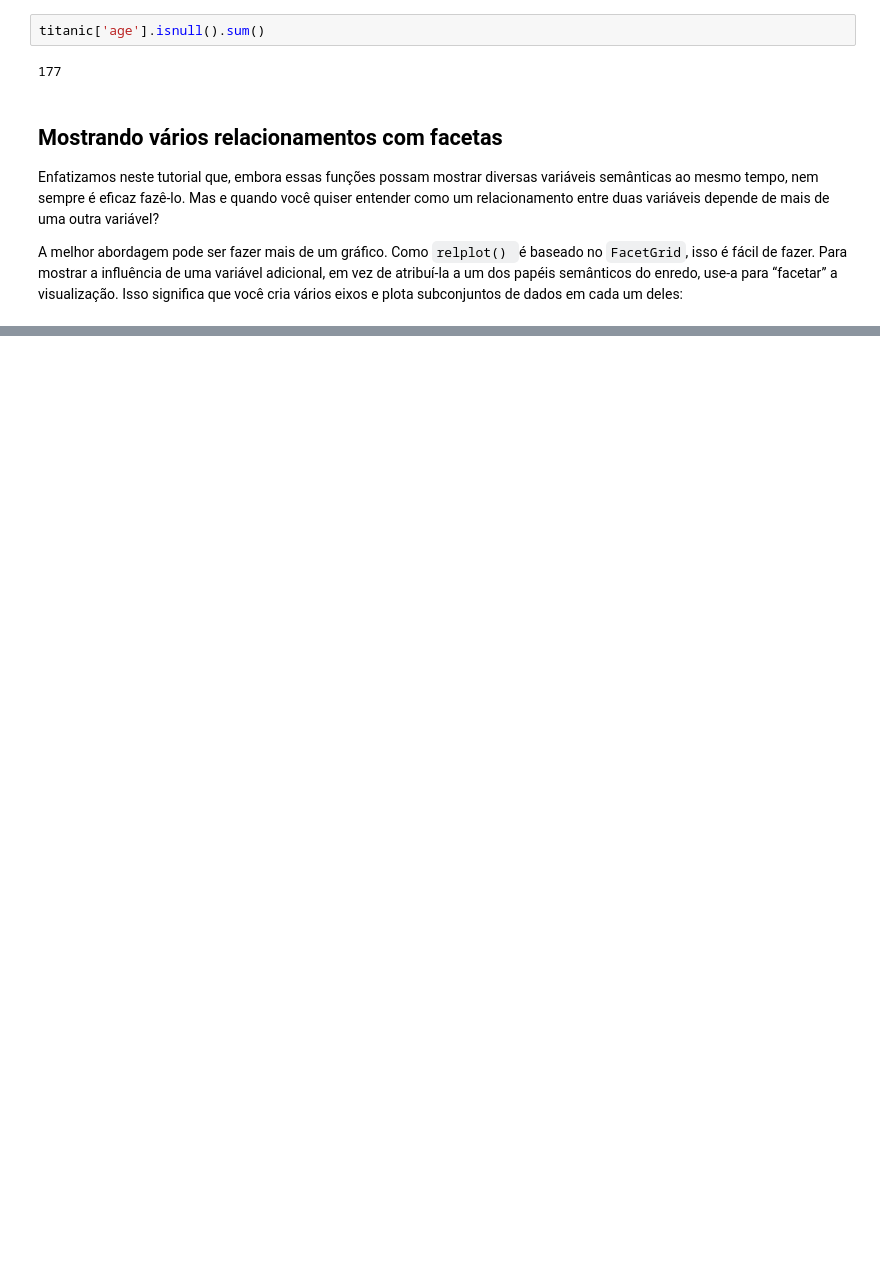
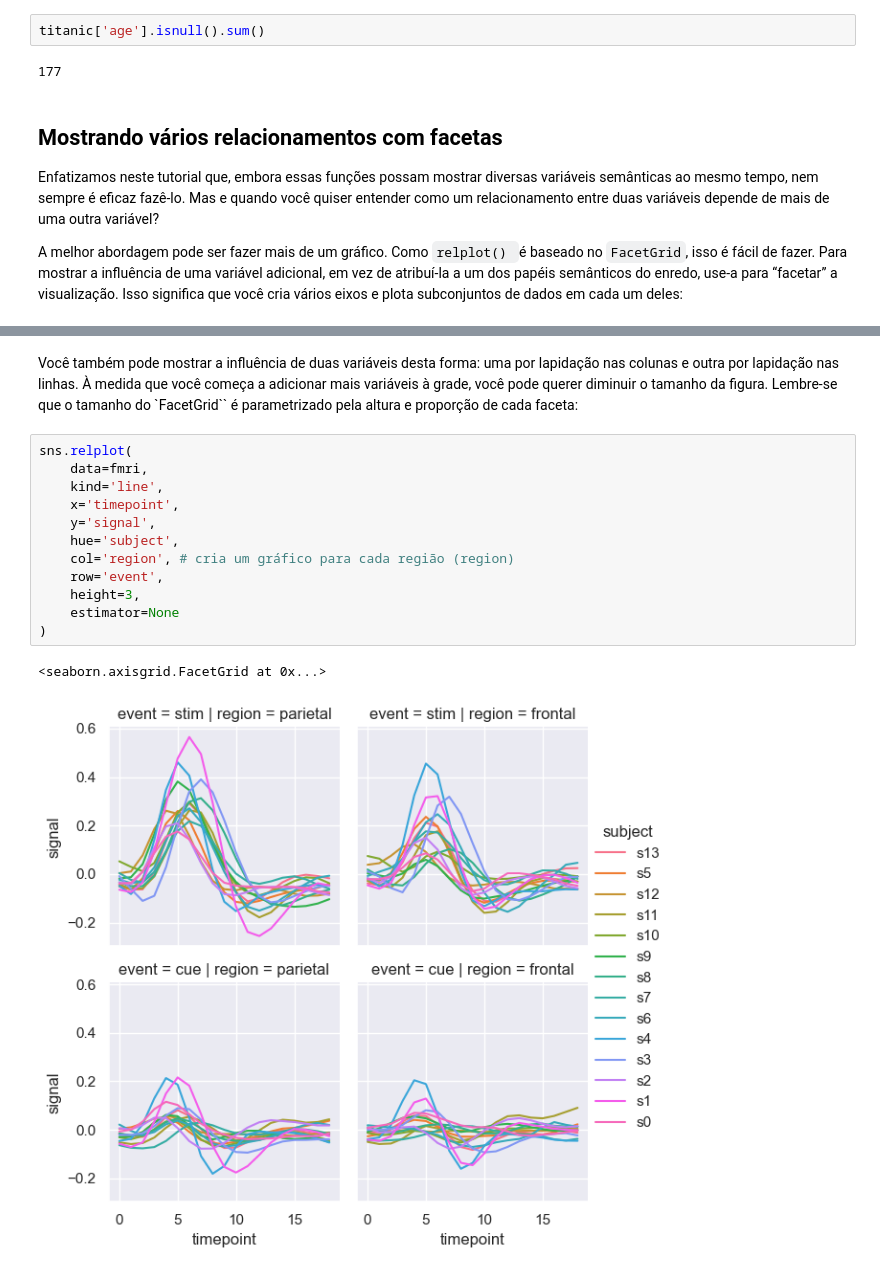
Before and after one commit to novais04/seabirn, a Jupyter notebook: seaborn_tutorial.ipynb, the cells around one changed output, grey strips where cells are left out. Drawn from its saved outputs; the diff is of its cells as text; blank space fills up the shorter version.

Commit message:
seaborn_tutorial.v1.0_final

```diff
--- a/seaborn_tutorial.ipynb
+++ b/seaborn_tutorial.ipynb
@@ -388,0 +407,17 @@ sns.relplot(
+# %% [markdown]
+Você também pode mostrar a influência de duas variáveis desta forma: uma por lapidação nas colunas e outra por lapidação nas linhas. À medida que você começa a adicionar mais variáveis à grade, você pode querer diminuir o tamanho da figura. Lembre-se que o tamanho do `FacetGrid`` é parametrizado pela altura e proporção de cada faceta:
+# %%
+sns.relplot(
+    data=fmri,
+    kind='line',
+    x='timepoint',
+    y='signal',
+    hue='subject',
+    col='region', # cria um gráfico para cada região (region)
+    row='event',
+    height=3,
+    estimator=None
+)
+# %% [output]
+<seaborn.axisgrid.FacetGrid at 0x...>
+[figure, added]
```
Also changed, not shown: parts of 17 cells of this notebook.
